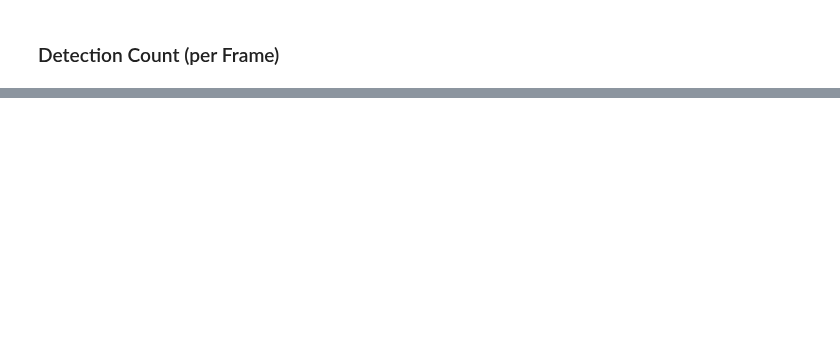
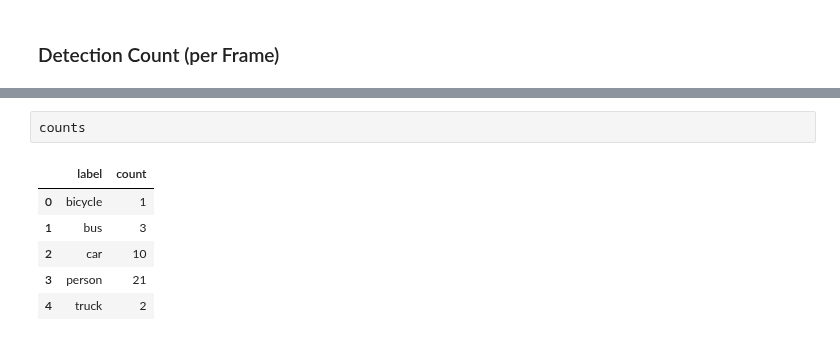
Before and after one commit to MEng-Team-Project/MEng-Team-Project-ML, a Jupyter notebook: notebooks/3. SQLite3 StrongSORT.ipynb, the cells around one changed output, grey strips where cells are left out. Drawn from its saved outputs; the diff is of its cells as text; blank space fills up the shorter version.

```diff
--- a/notebooks/3. SQLite3 StrongSORT.ipynb
+++ b/notebooks/3. SQLite3 StrongSORT.ipynb
@@ -84,0 +94,9 @@ plt.legend()
+# %%
+counts
+# %% [output]
+|  | label | count |
+| 0 | bicycle | 1 |
+| 1 | bus | 3 |
+| 2 | car | 10 |
+| 3 | person | 21 |
+| 4 | truck | 2 |
```
Also changed, not shown: parts of 16 cells of this notebook, 1 other file.
